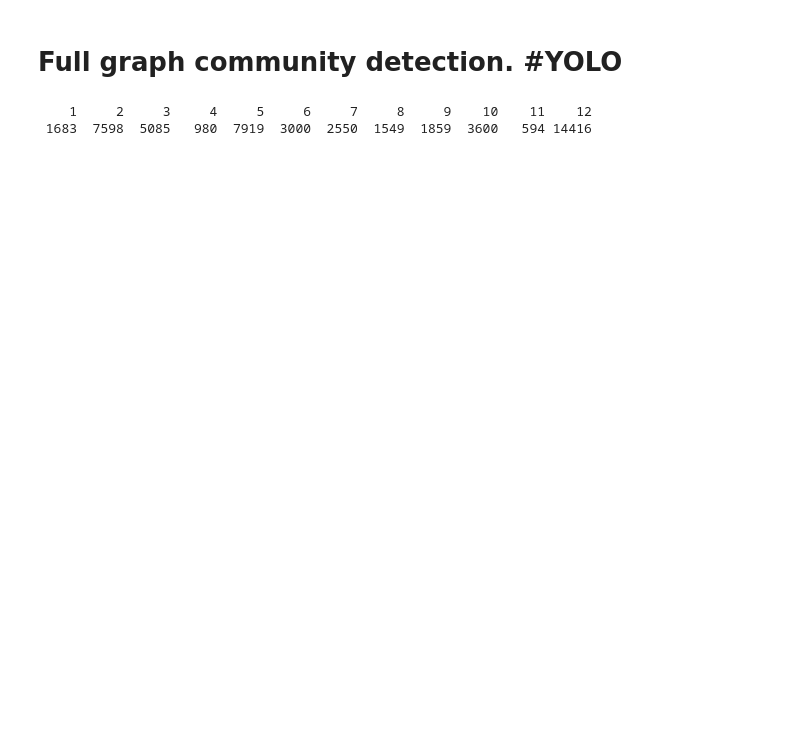
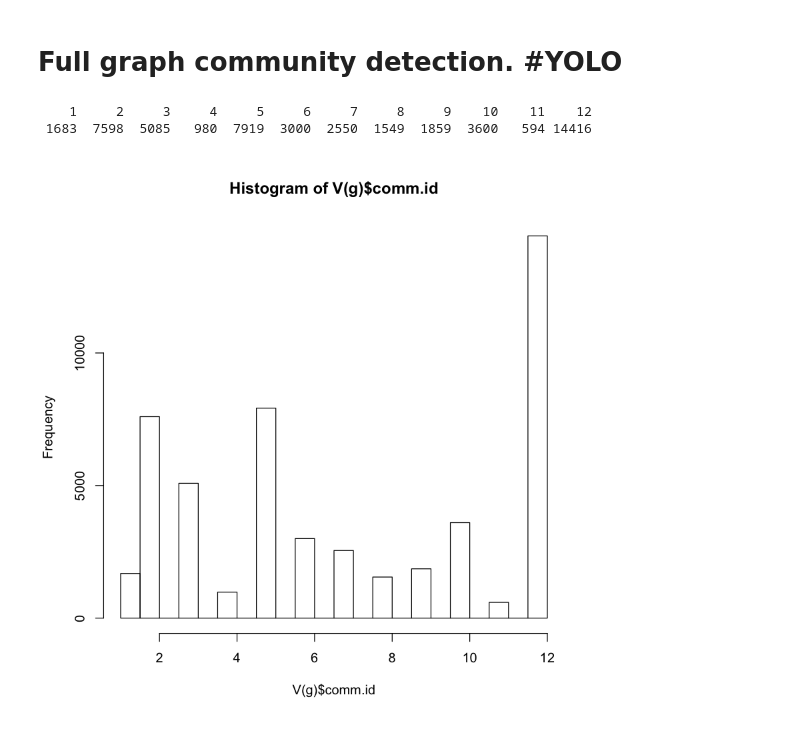
Before and after one commit to pranavtbhat/EE232E, a Jupyter notebook: p2/Part5.ipynb, the cells around one changed output. Saved outputs shown, nothing was run; the diff lists cells and outputs as text; code cells hidden in the pictures; blank space fills up the shorter version.

```diff
--- a/p2/Part5.ipynb
+++ b/p2/Part5.ipynb
@@ -110,6 +101,10 @@ table(V(g)$comm.id)
 # %% [output]
     1     2     3     4     5     6     7     8     9    10    11    12
  1683  7598  5085   980  7919  3000  2550  1549  1859  3600   594 14416
+# %%
+hist(V(g)$comm.id)
+# %% [output]
+[figure, added]
 # %%
 V(g)$comm.desc = rep(NA, vcount(g))
 
```
Also changed, not shown: parts of 9 cells of this notebook, 4 other files.
